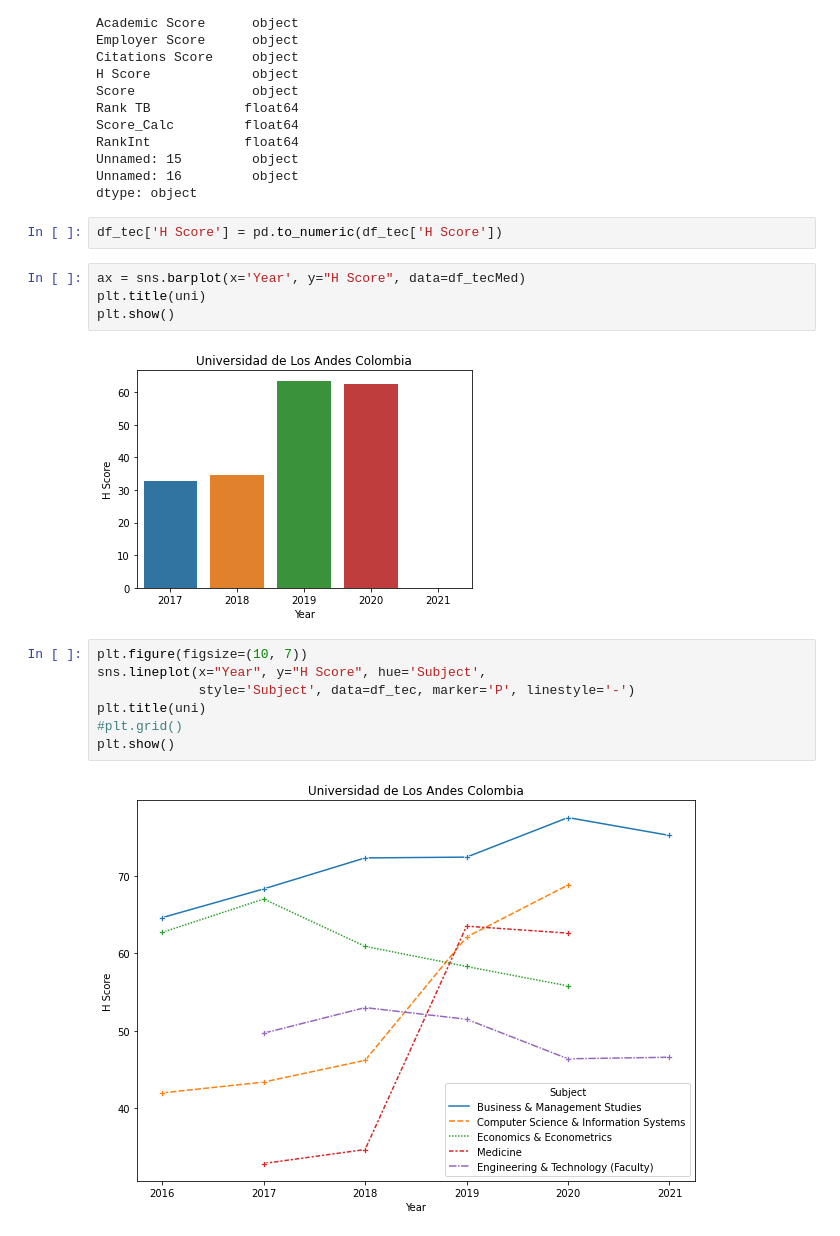
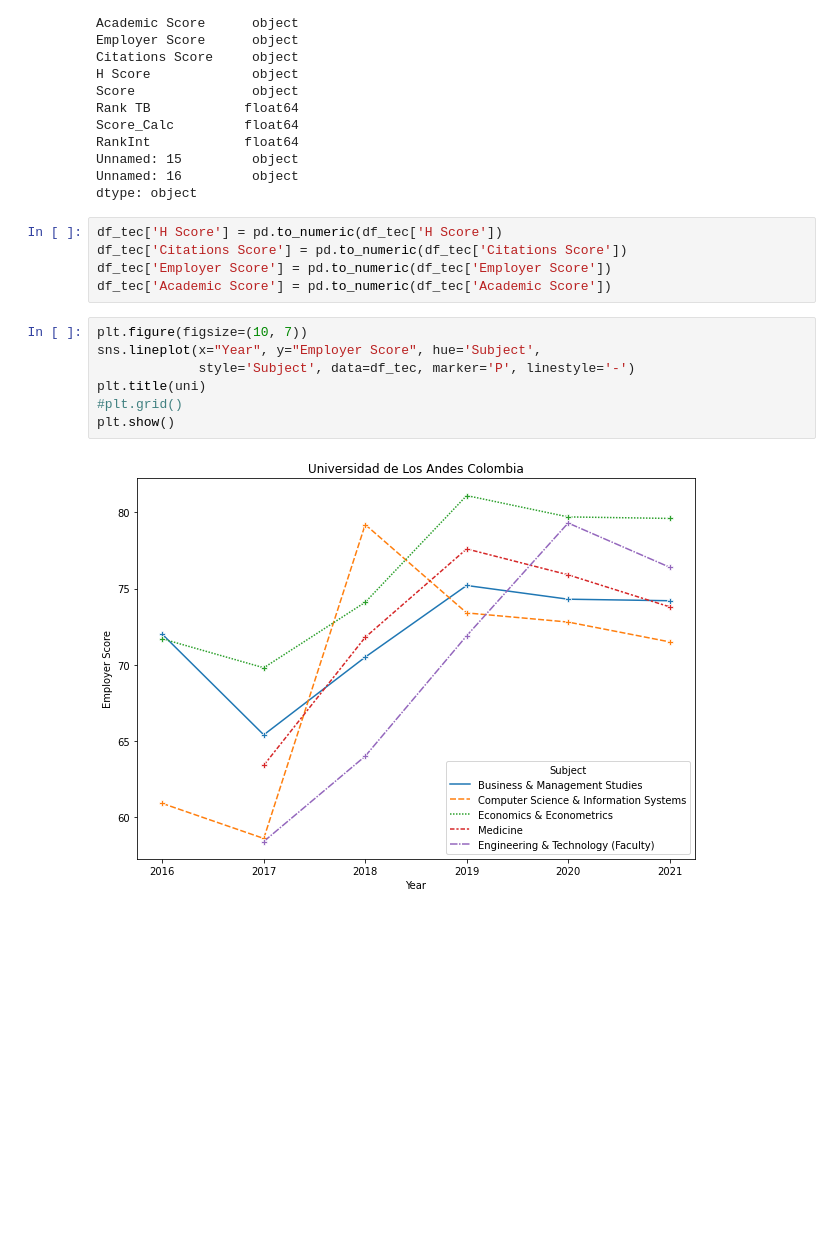
Before and after one commit to julio-romero/qs_rankings, a Jupyter notebook: notebooks/Reto.ipynb, the cells around one changed output. Cells and saved outputs as stored; diff of their text form; blank space fills up the shorter version.

```diff
--- a/notebooks/Reto.ipynb
+++ b/notebooks/Reto.ipynb
@@ -117,20 +117,17 @@ RankInt            float64
 Unnamed: 15         object
 Unnamed: 16         object
 dtype: object
-# %%
-df_tec['H Score'] = pd.to_numeric(df_tec['H Score'])
+# %%
+df_tec['H Score'] = pd.to_numeric(df_tec['H Score'])
+df_tec['Citations Score'] = pd.to_numeric(df_tec['Citations Score'])
+df_tec['Employer Score'] = pd.to_numeric(df_tec['Employer Score'])
+df_tec['Academic Score'] = pd.to_numeric(df_tec['Academic Score'])
 # %%
-ax = sns.barplot(x='Year', y="H Score", data=df_tecMed)
+plt.figure(figsize=(10, 7))
+sns.lineplot(x="Year", y="Employer Score", hue='Subject',
+             style='Subject', data=df_tec, marker='P', linestyle='-')
 plt.title(uni)
+#plt.grid()
 plt.show()
 # %% [output]
-[figure, old version]
+[figure, new version]
-# %%
-plt.figure(figsize=(10, 7))
-sns.lineplot(x="Year", y="H Score", hue='Subject',
-             style='Subject', data=df_tec, marker='P', linestyle='-')
-plt.title(uni)
-#plt.grid()
-plt.show()
-# %% [output]
-[figure, removed]
```
